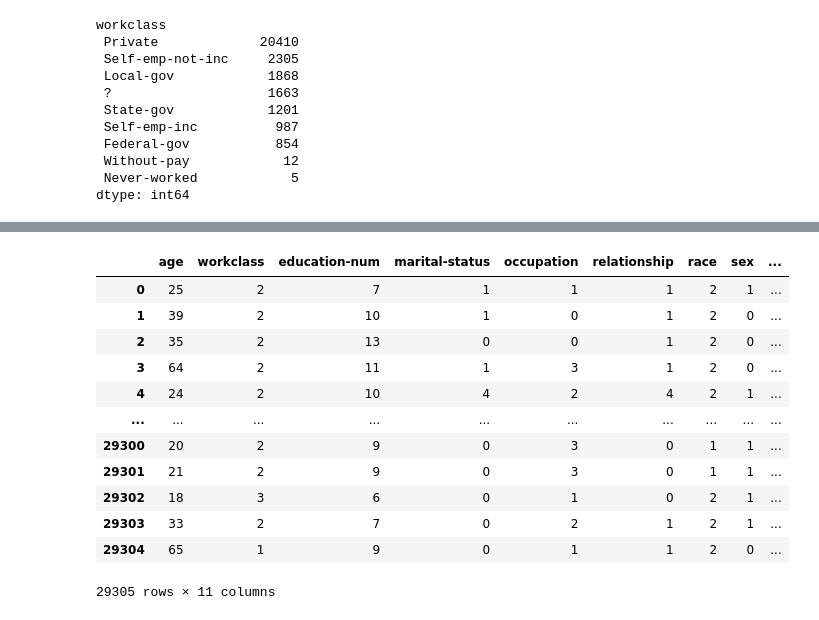
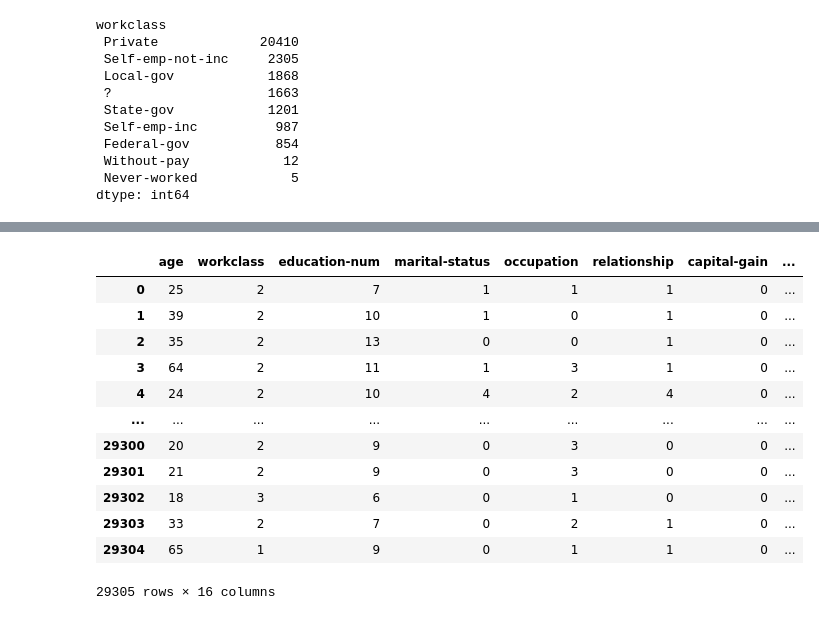
Before and after one commit to Ludobico/Python_AI, a Jupyter notebook: Machine_Running/keggle/model06_CLA copy.ipynb, the cells around one changed output, grey strips where cells are left out. Saved outputs shown, nothing was run; the diff lists cells and outputs as text; code cells hidden in the pictures.

```diff
--- a/Machine_Running/keggle/model06_CLA copy.ipynb
+++ b/Machine_Running/keggle/model06_CLA copy.ipynb
@@ -12,6 +12,6 @@ y = df.loc[:,['income']]
 # y1_test = dftest.loc[:,['income']]
 # %%
 x.drop(['no', 'education','fnlwgt','native-country'], axis=1, inplace=True)
-x1_test.drop(['no', 'education','fnlwgt','native-country'],axis=1, inplace=True)
+x1_test.drop(['no', 'education','fnlwgt','native-country','hours-per-week'],axis=1, inplace=True)
 
-x
+droppre = x[x['education-num'] == 1]
@@ -81,7 +67,8 @@ x.replace({'relationship':{'Own-child':0,'Other-relative':0,'Unmarried':0,'Not-i
 x.replace({'workclass':{'Never-worked':0,'Without-pay':0,'\?':1,'Private':2,'State-gov':3,'Self-emp-not-inc':3,
                         'Local-gov':3,'Federal-gov':4,'Self-emp-inc':5}},inplace=True,regex=True)
 
-x.replace({'race':{'Other':1,'Black':1,'Amer-Indian-Eskimo':1,'Asian-Pac-Islander':2,'White':2}},inplace=True,regex=True)
+# x.replace({'race':{'Other':1,'Black':1,'Amer-Indian-Eskimo':1,'Asian-Pac-Islander':2,'White':2}},inplace=True,regex=True)
+
 
 
 # x1_test.replace({'marital-status' : {'Never-married':0,'Separated':0,'Widowed':0,'Married-spouse-absent':0
@@ -104,55 +107,69 @@ x.replace({'race':{'Other':1,'Black':1,'Amer-Indian-Eskimo':1,'Asian-Pac-Islande
 # %%
 from sklearn.preprocessing import LabelEncoder
+from sklearn.preprocessing import OneHotEncoder
 
 encoder = LabelEncoder()
+encoder1 = OneHotEncoder(sparse=False)
+
+dummy = x[['sex','race']]
+dummy1 = x[['sex','race']]
 # x['workclass'] = encoder.fit_transform(x['workclass'])
 
 # x['marital_status'] = encoder.fit_transform(x['marital_status'])
 # x['occupation'] = encoder.fit_transform(x['occupation'])
 # x['relationship'] = encoder.fit_transform(x['relationship'])
 # x['race'] = encoder.fit_transform(x['race'])
-x['sex'] = encoder.fit_transform(x['sex'])
+pd.get_dummies(x['sex'])
 x['capital-gain'] = encoder.fit_transform(x['capital-gain'])
 x['capital-loss'] = encoder.fit_transform(x['capital-loss'])
-x['hours-per-week'] = encoder.fit_transform(x['hours-per-week'])
+# x['hours-per-week'] = encoder.fit_transform(x['hours-per-week'])
+# x['native-country'] = encoder.fit_transform(x['native-country'])
 
 # x['native-country'] = encoder.fit_transform(x['native-country'])
 # x.insert(0,'income',y)
 
 x1_test['sex'] = encoder.fit_transform(x1_test['sex'])
 x1_test['capital-gain'] = encoder.fit_transform(x1_test['capital-gain'])
 x1_test['capital-loss'] = encoder.fit_transform(x1_test['capital-loss'])
-x1_test['hours-per-week'] = encoder.fit_transform(x1_test['hours-per-week'])
+# x1_test['hours-per-week'] = encoder.fit_transform(x1_test['hours-per-week'])
+# x1_test['native-country'] = encoder.fit_transform(x1_test['native-country'])
 
 
 # x['workclass'] = encoder.fit_transform(x['workclass'])
 
 
 # x1_test['marital_status'] = encoder.fit_transform(x1_test['marital_status'])
 # x1_test['occupation'] = encoder.fit_transform(x1_test['occupation'])
 # x1_test['relationship'] = encoder.fit_transform(x1_test['relationship'])
 # x['race'] = encoder.fit_transform(x['race'])
 # x1_test['sex'] = encoder.fit_transform(x1_test['sex'])
 
 
 # x['native-country'] = encoder.fit_transform(x['native-country'])
 # x.insert(0,'income',y)
 
+x[['sex_ Female','sex_ Male','race_ Amer-Indian-Eskimo','race_ Asian-Pac-Islander','race_ Black',
+   'race_ Other','race_ White']] = pd.get_dummies(dummy)
+
+x1_test[['sex_ Female','sex_ Male','race_ Amer-Indian-Eskimo','race_ Asian-Pac-Islander','race_ Black',
+   'race_ Other','race_ White']] = pd.get_dummies(dummy1)
+x.drop(['sex','race'],inplace=True,axis=1)
+x1_test.drop(['sex','race'],inplace=True,axis=1)
 x
 # %% [output]
-|  | age | workclass | education-num | marital-status | occupation | relationship | race | sex | ... |
-| 0 | 25 | 2 | 7 | 1 | 1 | 1 | 2 | 1 | ... |
-| 1 | 39 | 2 | 10 | 1 | 0 | 1 | 2 | 0 | ... |
-| 2 | 35 | 2 | 13 | 0 | 0 | 1 | 2 | 0 | ... |
-| 3 | 64 | 2 | 11 | 1 | 3 | 1 | 2 | 0 | ... |
-| 4 | 24 | 2 | 10 | 4 | 2 | 4 | 2 | 1 | ... |
-| ... | ... | ... | ... | ... | ... | ... | ... | ... | ... |
-| 29300 | 20 | 2 | 9 | 0 | 3 | 0 | 1 | 1 | ... |
-| 29301 | 21 | 2 | 9 | 0 | 3 | 0 | 1 | 1 | ... |
-| 29302 | 18 | 3 | 6 | 0 | 1 | 0 | 2 | 1 | ... |
-| 29303 | 33 | 2 | 7 | 0 | 2 | 1 | 2 | 1 | ... |
-| 29304 | 65 | 1 | 9 | 0 | 1 | 1 | 2 | 0 | ... |
+|  | age | workclass | education-num | marital-status | occupation | relationship | capital-gain | ... |
+| 0 | 25 | 2 | 7 | 1 | 1 | 1 | 0 | ... |
+| 1 | 39 | 2 | 10 | 1 | 0 | 1 | 0 | ... |
+| 2 | 35 | 2 | 13 | 0 | 0 | 1 | 0 | ... |
+| 3 | 64 | 2 | 11 | 1 | 3 | 1 | 0 | ... |
+| 4 | 24 | 2 | 10 | 4 | 2 | 4 | 0 | ... |
+| ... | ... | ... | ... | ... | ... | ... | ... | ... |
+| 29300 | 20 | 2 | 9 | 0 | 3 | 0 | 0 | ... |
+| 29301 | 21 | 2 | 9 | 0 | 3 | 0 | 0 | ... |
+| 29302 | 18 | 3 | 6 | 0 | 1 | 0 | 0 | ... |
+| 29303 | 33 | 2 | 7 | 0 | 2 | 1 | 0 | ... |
+| 29304 | 65 | 1 | 9 | 0 | 1 | 1 | 0 | ... |
-29305 rows × 11 columns
+29305 rows × 16 columns
 # %%
 from sklearn.model_selection import train_test_split #트레인과 test 비율 나눔
 from sklearn.model_selection import cross_val_score  # k-fold cross validation
```
Also changed, not shown: parts of 17 cells of this notebook, 10 other files.
